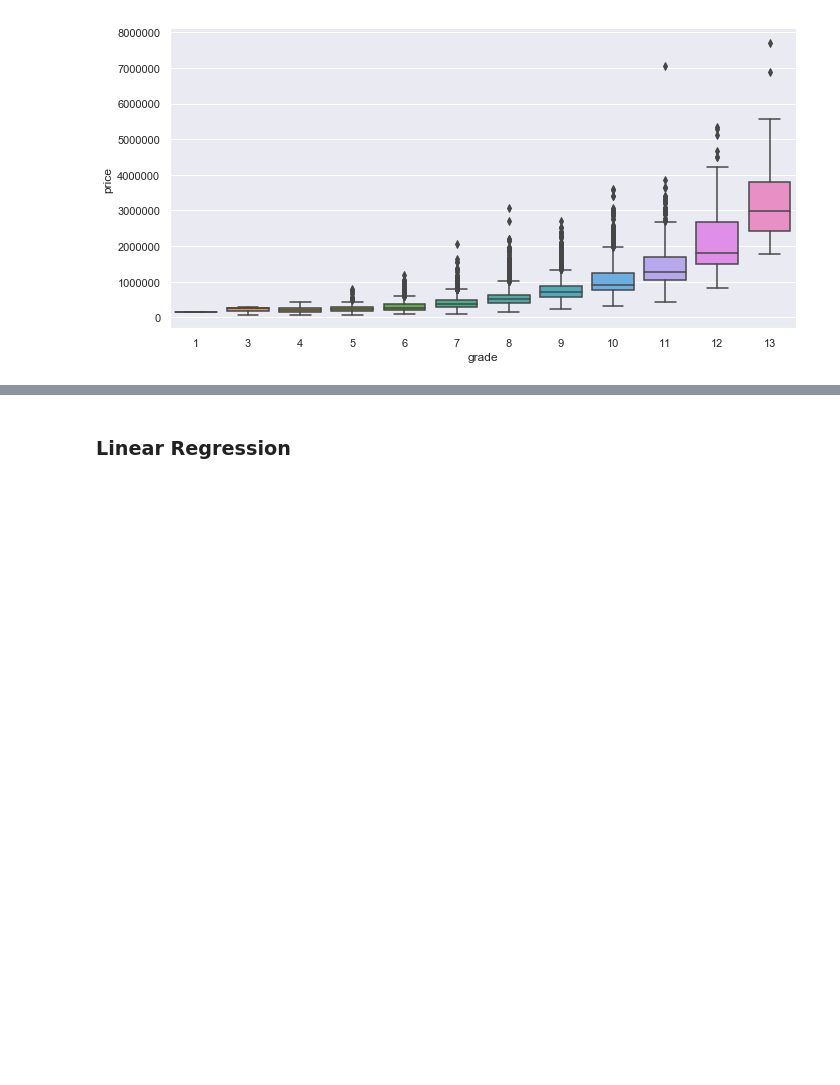
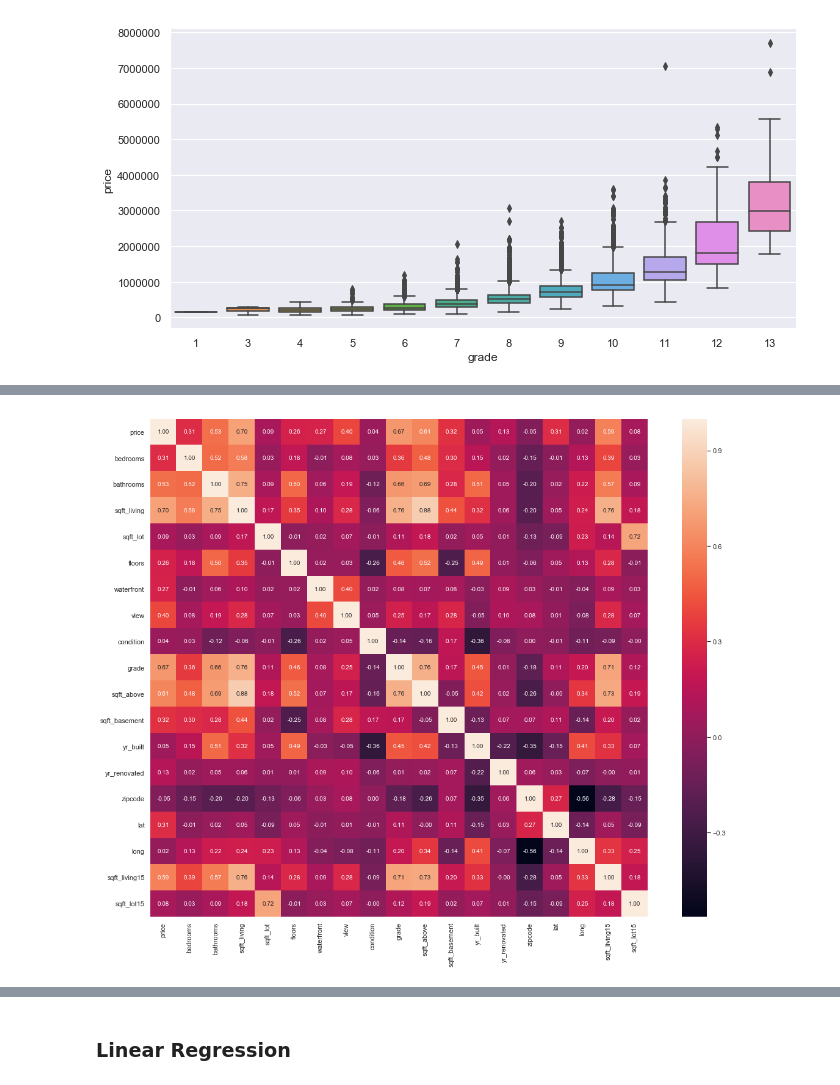
Before and after one commit to coalastudy/data-science-lv1, a Jupyter notebook: week5/levelup.ipynb, the cells around one changed output, grey strips where cells are left out. Cells and saved outputs as stored; diff of their text form; code cells hidden in the pictures; blank space fills up the shorter version.

```diff
--- a/week5/levelup.ipynb
+++ b/week5/levelup.ipynb
@@ -249,0 +144,7 @@ ys_train.describe()
+# %%
+from sklearn.preprocessing import StandardScaler
+
+scaler = StandardScaler()
+
+scaled_data = scaler.fit_transform(house_data)
+scaled_data = pd.DataFrame(scaled_data, columns=house_data.columns)
@@ -249,0 +163,7 @@ ys_train.describe()
+# %%
+plt.figure(figsize=(20,15))
+sns.heatmap(scaled_data.corr(), annot=True, fmt='.2f', square=True)
+
+plt.show()
+# %% [output]
+[figure, added]
```
Also changed, not shown: parts of 50 cells of this notebook, 8 other files.
